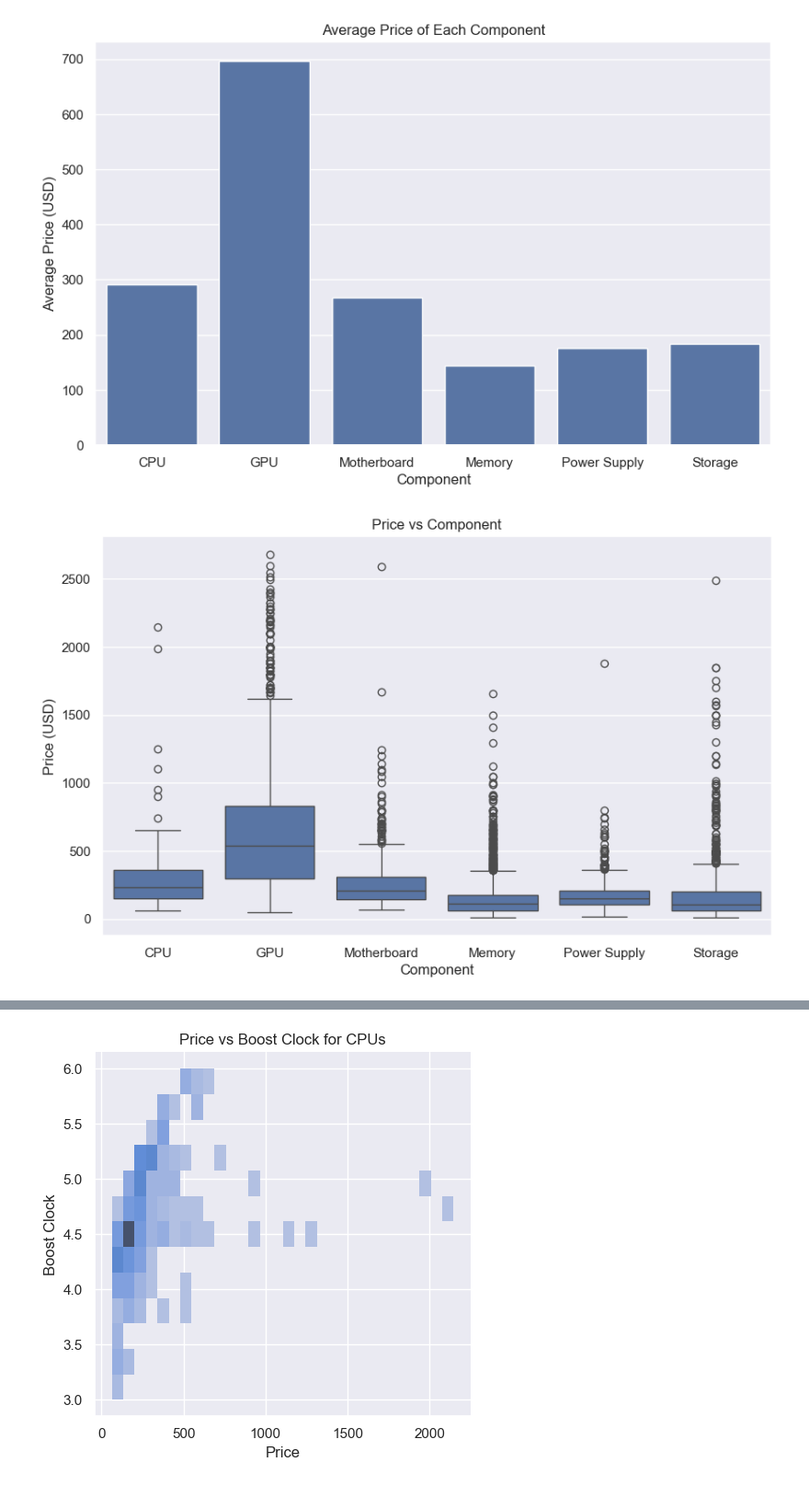
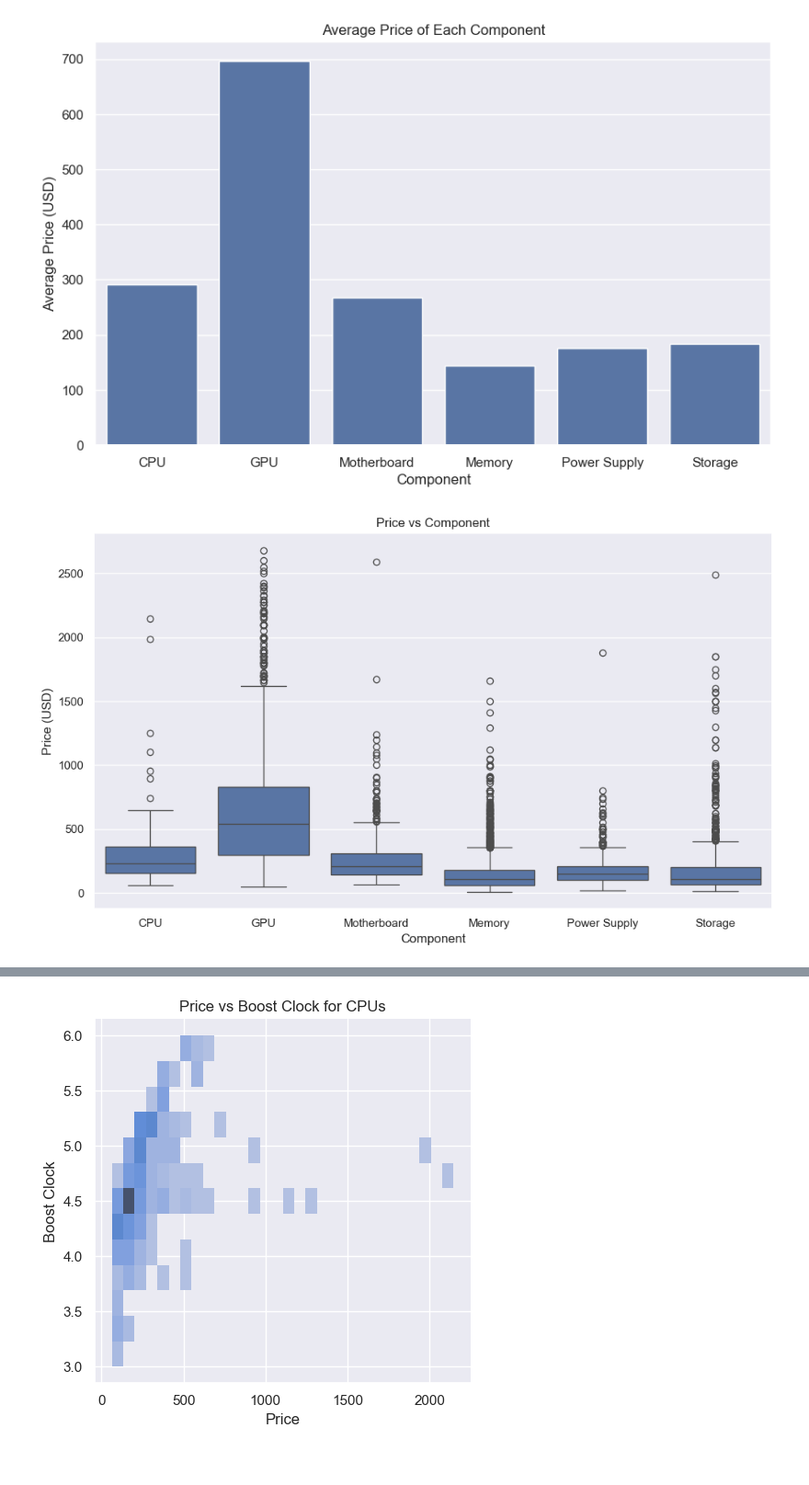
Before and after one commit to knoppds/CSCI_5502_Group_Project_01, a Jupyter notebook: GP_1_PCPartPicker_Data_Visualizations.ipynb, the cells around one changed output, grey strips where cells are left out. Shown at 92% size. Saved outputs shown, nothing was run; the diff lists cells and outputs as text; code cells hidden in the pictures.

Commit message:
updated plots

```diff
--- a/GP_1_PCPartPicker_Data_Visualizations.ipynb
+++ b/GP_1_PCPartPicker_Data_Visualizations.ipynb
@@ -134,27 +134,28 @@ plt.show()
 # %%
 #combine the dataframes for all components into one dataframe
 #add a column for component type
 cpu_df['Component'] = 'CPU'
 gpu_df['Component'] = 'GPU'
 mb_df['Component'] = 'Motherboard'
 memory_df['Component'] = 'Memory'
 power_df['Component'] = 'Power Supply'
 storage_df['Component'] = 'Storage'
 all_df = pd.concat([cpu_df, gpu_df, mb_df, memory_df, power_df, storage_df])
 #remove outlier value > 3000
 all_df = all_df[all_df['Price'] < 3000]
 
 #Create a boxplot of price vs component using seaborn
 plt.figure(figsize=(10, 6))
 sns.boxplot(x='Component', y='Price', data=all_df)
 plt.xlabel('Component')
 plt.ylabel('Price (USD)')
 plt.title('Price vs Component')
+plt.tight_layout()
 #save as png
 plt.savefig('Visualizations/price_vs_component_boxplot.png')
 plt.show()
 # %% [output]
-[figure, old version]
+[figure, new version]
 # %%
 #change boost clock to numeric
 cpu_df['Boost Clock'] = cpu_df['Boost Clock'].str.replace('GHz', '')
```
Also changed, not shown: parts of 5 cells of this notebook.
